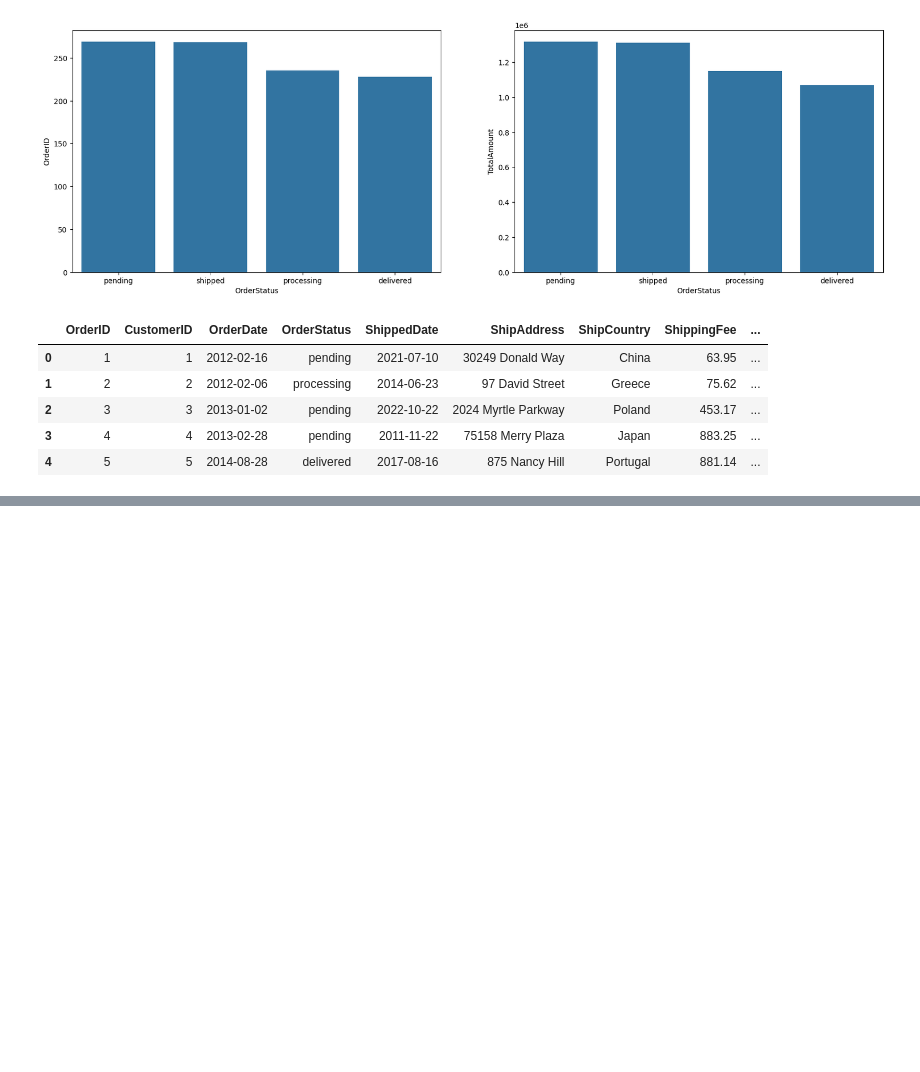
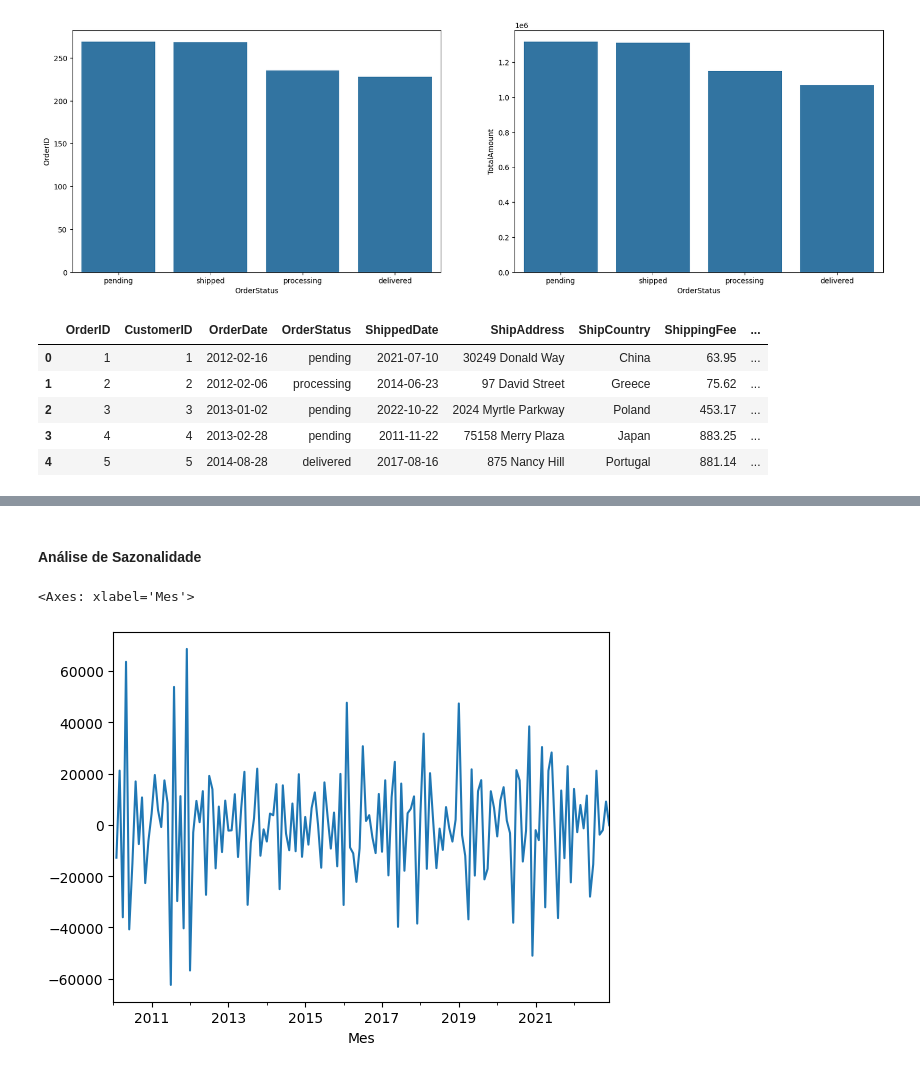
Before and after one commit to Thalesh7991/NexStore, a Jupyter notebook: trend_sales/Ciclo0.ipynb, the cells around one changed output, grey strips where cells are left out. Drawn from its saved outputs; the diff is of its cells as text; code cells hidden in the pictures; blank space fills up the shorter version.

```diff
--- a/trend_sales/Ciclo0.ipynb
+++ b/trend_sales/Ciclo0.ipynb
@@ -157,0 +188,7 @@ df3.head()
+# %% [markdown]
+#### Análise de Sazonalidade
+# %%
+ts_sales_mes.TotalAmount.diff().plot()
+# %% [output]
+<Axes: xlabel='Mes'>
+[figure, added]
```
Also changed, not shown: parts of 14 cells of this notebook.
